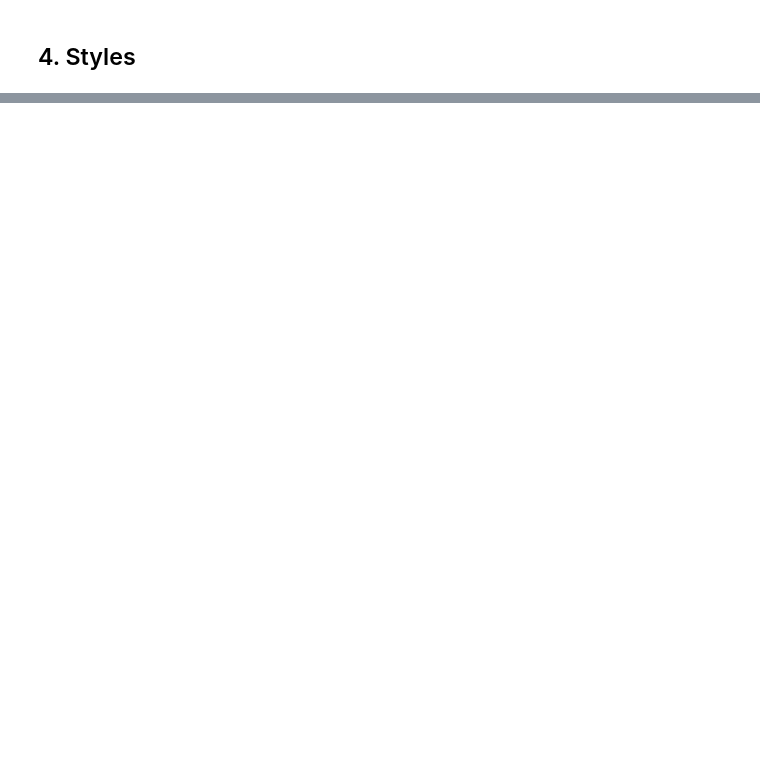
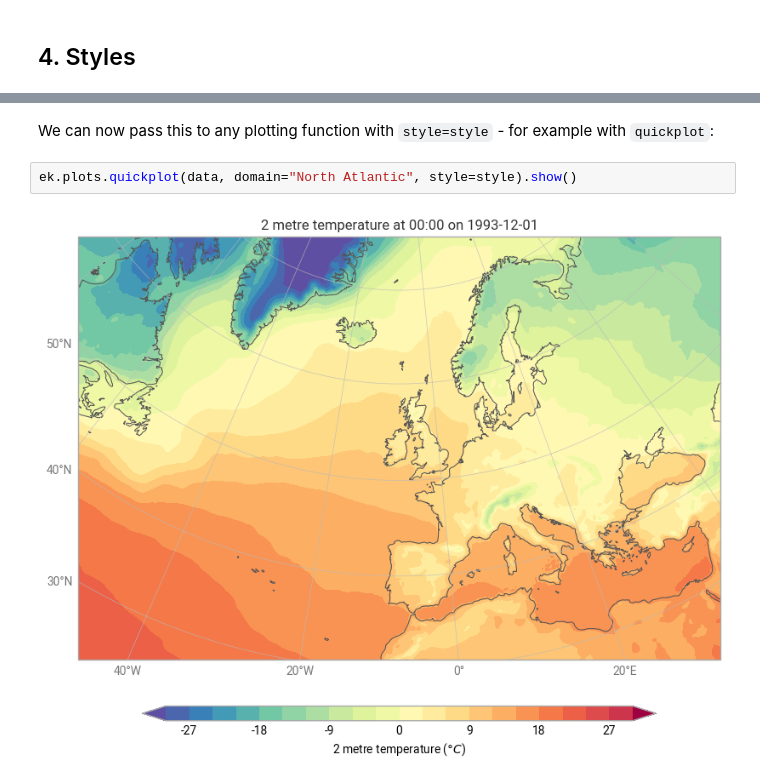
Before and after one commit to ecmwf/earthkit-plots, a Jupyter notebook: docs/examples/guide/04-styles.ipynb, the cells around one changed output, grey strips where cells are left out. Saved outputs shown, nothing was run; the diff lists cells and outputs as text; blank space fills up the shorter version.

```diff
--- a/docs/examples/guide/04-styles.ipynb
+++ b/docs/examples/guide/04-styles.ipynb
@@ -13 +49,7 @@ style = ek.plots.styles.Style(
 )
+# %% [markdown]
+We can now pass this to any plotting function with `style=style` - for example with `quickplot`:
+# %%
+ek.plots.quickplot(data, domain="North Atlantic", style=style).show()
+# %% [output]
+[figure, added]
```
Also changed, not shown: parts of 16 cells of this notebook, 4 other files.
